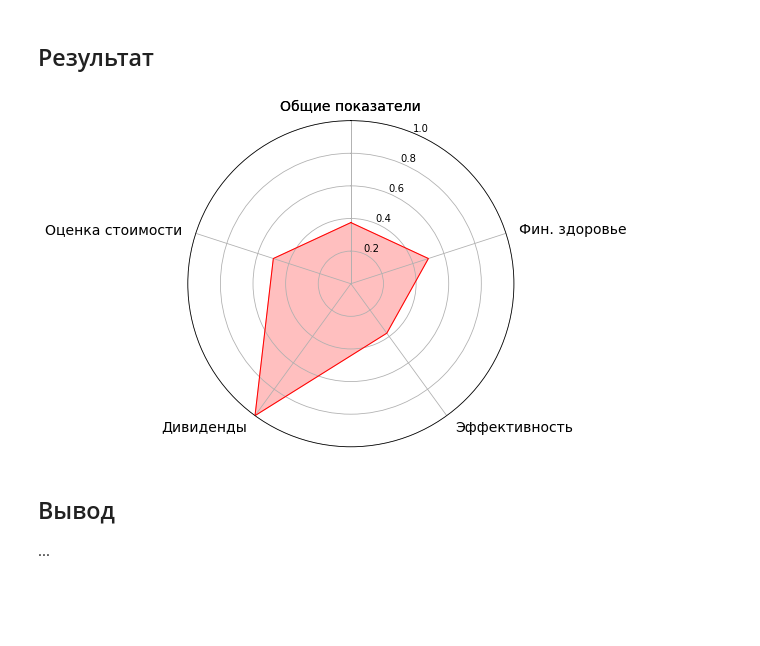
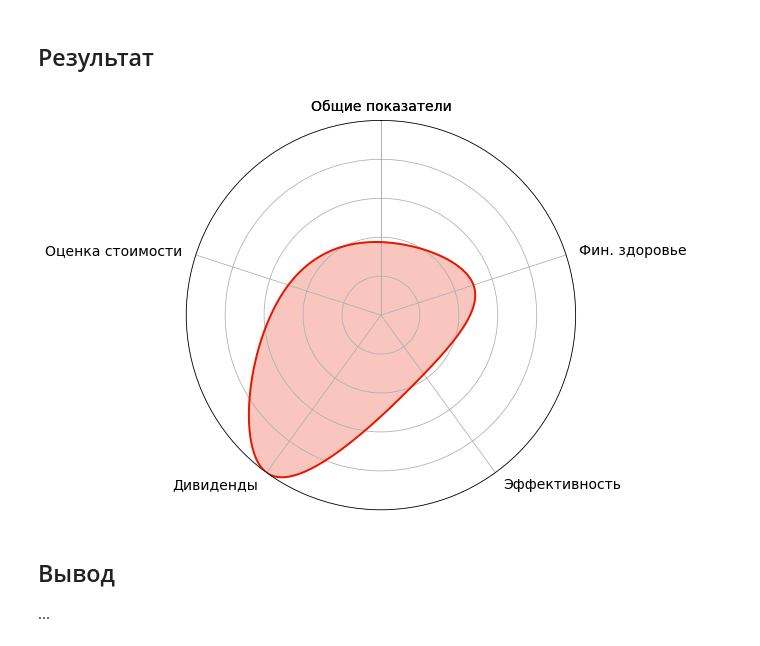
Before and after one commit to young-investors/CA, a Jupyter notebook: sources/AGRO/AGRO.ipynb, the cells around one changed output. Drawn from its saved outputs; the diff is of its cells as text; code cells hidden in the pictures; blank space fills up the shorter version.

```diff
--- a/sources/AGRO/AGRO.ipynb
+++ b/sources/AGRO/AGRO.ipynb
@@ -420,55 +430,58 @@ plt.legend(loc='upper left');
 # %%
-# 1 - доволен, 0.5 - ок, 0 - недоволен
-sums = {
-  'Общие показатели': [1, 0.5, 0, 0], #Активы, Выручка, Прибыль/EBITDA, FCF
-  'Фин. здоровье': [0, 1, 0.5], #Quick ratio, Current ratio, Debt/Eq
-  'Эффективность': [0.5, 0, 0.5, 0.5], #Net margin, Gross margin, ROE, ROA
-  'Дивиденды': [1, 1], #Payout, Доходность
-  'Оценка стоимости': [1, 0, 0, 1], #P/E, EV/EBITDA, Debt/EBITDA, DCF
-}
-
+cmap = cm.get_cmap('brg')
 
 labels = list(sums.keys())
 values = list(map(lambda x: sum(x)/len(x), sums.values()))
 
-
 num_vars = len(labels)
-angles = np.linspace(0, 2 * np.pi, num_vars, endpoint=False).tolist()
+color = (sum(values)/len(values))
 
 values += values[:1]
-angles += angles[:1]
 labels += labels[:1]
 
+phi, r = np.linspace(0, 2 * np.pi, len(values), endpoint=True), np.array(values)#+ values[:1])
+tck, u = interpolate.splprep([r*np.cos(phi), r*np.sin(phi)], s=0, per=True)
+xi, yi = interpolate.splev(np.linspace(0, 1, 1000), tck)
+phi[-1] = 0
+
+def cart2pol(x, y):
+    rho = np.sqrt(x**2 + y**2)
+    phi = np.arctan2(y, x)
+    return(phi, rho)
 
 # ax = plt.subplot(polar=True)
 fig, ax = plt.subplots(figsize=(12, 6), subplot_kw=dict(polar=True))
 
 # Draw the outline of our data.
-ax.plot(angles, values, color='red', linewidth=1)
+# ax.plot(angles, values, color='red', linewidth=2)
+ax.plot(*cart2pol(xi, yi), color=cmap(color), linewidth=2)
 # Fill it in.
-ax.fill(angles, values, color='red', alpha=0.25)
+# ax.fill(angles, values, color='red', alpha=0.25)
+ax.fill(*cart2pol(xi, yi), color=cmap(color), alpha=0.25)
 
 # Fix axis to go in the right order and start at 12 o'clock.
 ax.set_theta_offset(np.pi / 2)
 ax.set_theta_direction(-1)
 ax.set_ylim(0, 1)
 
 # Draw axis lines for each angle and label.
-ax.set_thetagrids(np.degrees(angles), labels);
+ax.set_thetagrids(np.degrees(phi), labels);
 ax.tick_params(axis='x', which='major', labelsize=14)
+ax.yaxis.set_ticklabels([])
 
 # Go through labels and adjust alignment based on where
 # it is in the circle.
-for label, angle in zip(ax.get_xticklabels(), angles):
+for label, angle in zip(ax.get_xticklabels(), phi):
   if angle in (0, np.pi):
     label.set_horizontalalignment('center')
   elif 0 < angle < np.pi:
     label.set_horizontalalignment('left')
   else:
     label.set_horizontalalignment('right')
+plt.tight_layout()
 # plt.savefig('./images/11_solve.png', dpi=200)
 # %% [output]
-[figure, old version]
+[figure, new version]
 # %% [markdown]
 ## Вывод
 
```
Also changed, not shown: parts of 2 cells of this notebook, 7 other files.
